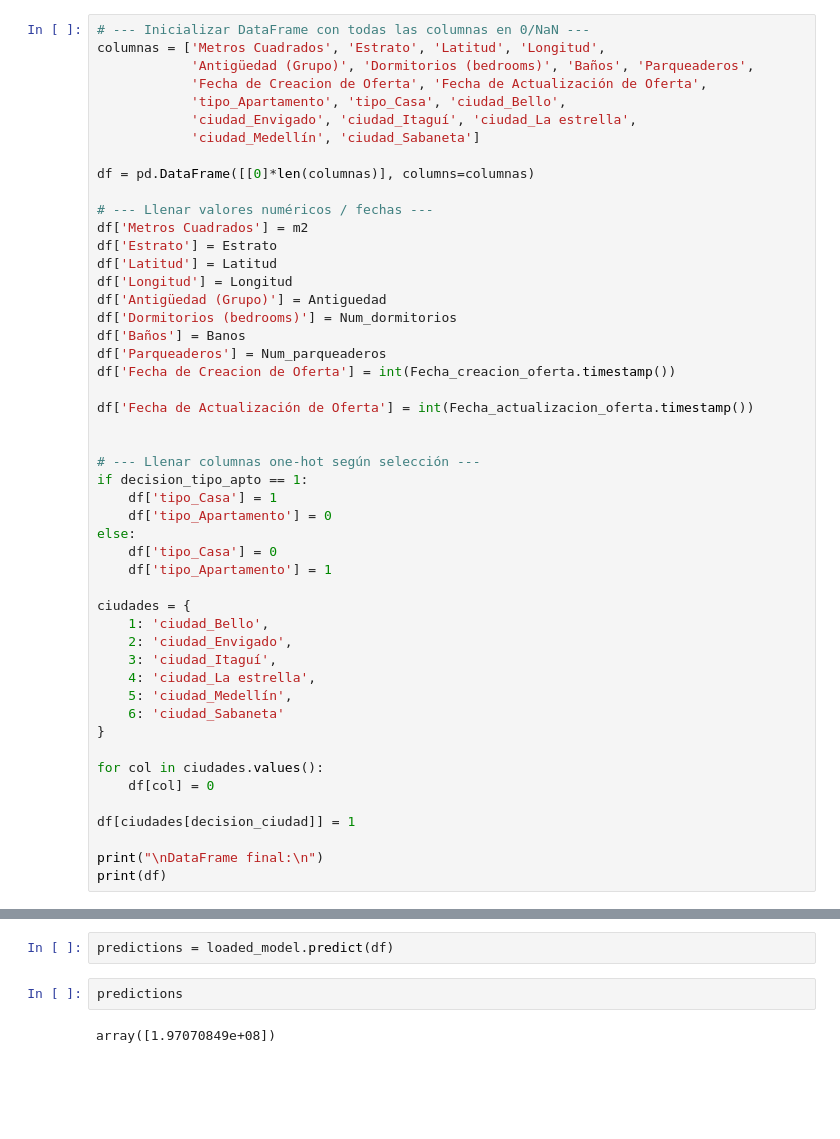
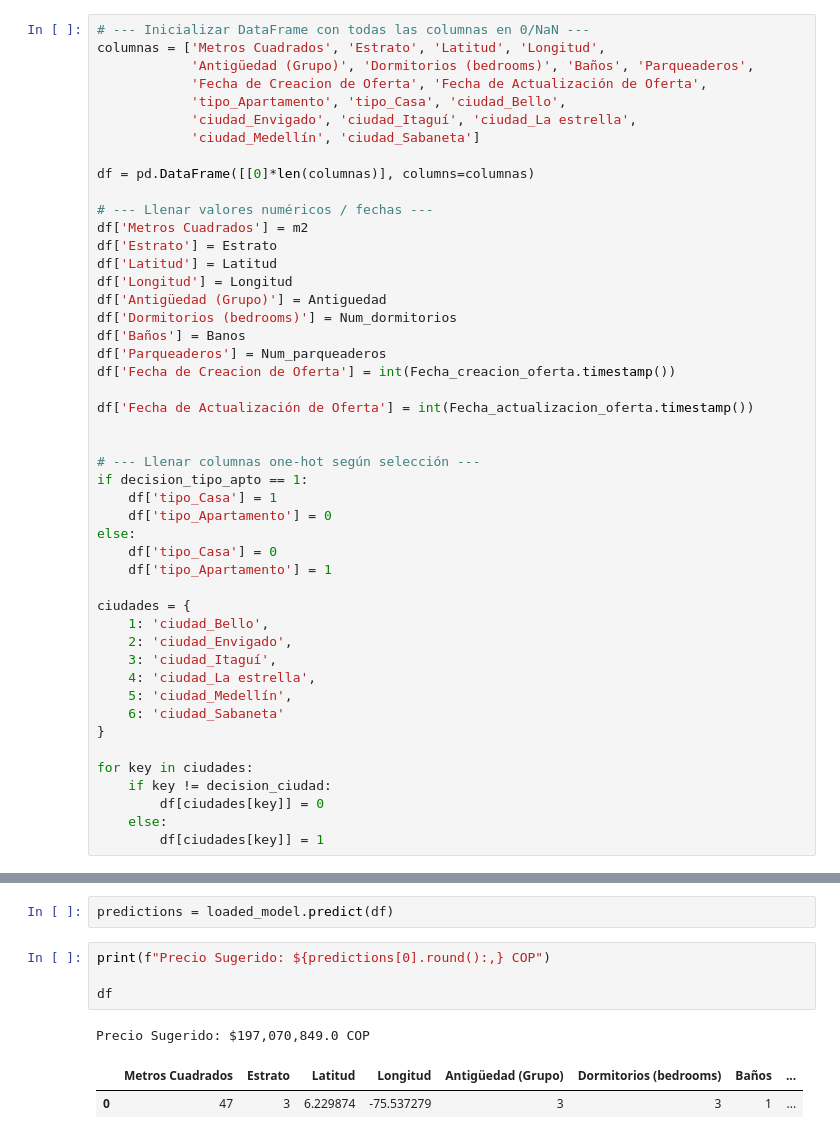
Before and after one commit to Santiago-Beltran/housing-cost-analysis-prediction, a Jupyter notebook: CRISP_DM/Deployment.ipynb, the cells around one changed output, grey strips where cells are left out. Saved outputs shown, nothing was run; the diff lists cells and outputs as text; blank space fills up the shorter version.

```diff
--- a/CRISP_DM/Deployment.ipynb
+++ b/CRISP_DM/Deployment.ipynb
@@ -108,10 +90,8 @@ ciudades = {
     6: 'ciudad_Sabaneta'
 }
 
-for col in ciudades.values():
-    df[col] = 0
-
-df[ciudades[decision_ciudad]] = 1
-
-print("\nDataFrame final:\n")
-print(df)
+for key in ciudades:
+    if key != decision_ciudad:
+        df[ciudades[key]] = 0
+    else:
+        df[ciudades[key]] = 1
@@ -135,6 +98,10 @@ DataFrame final:
 # %%
 predictions = loaded_model.predict(df)
 # %%
-predictions
+print(f"Precio Sugerido: ${predictions[0].round():,} COP")
+
+df
 # %% [output]
-array([1.97070849e+08])
+Precio Sugerido: $197,070,849.0 COP
+|  | Metros Cuadrados | Estrato | Latitud | Longitud | Antigüedad (Grupo) | Dormitorios (bedrooms) | Baños | ... |
+| 0 | 47 | 3 | 6.229874 | -75.537279 | 3 | 3 | 1 | ... |
```
Also changed, not shown: parts of 10 cells of this notebook, 1 other file.
